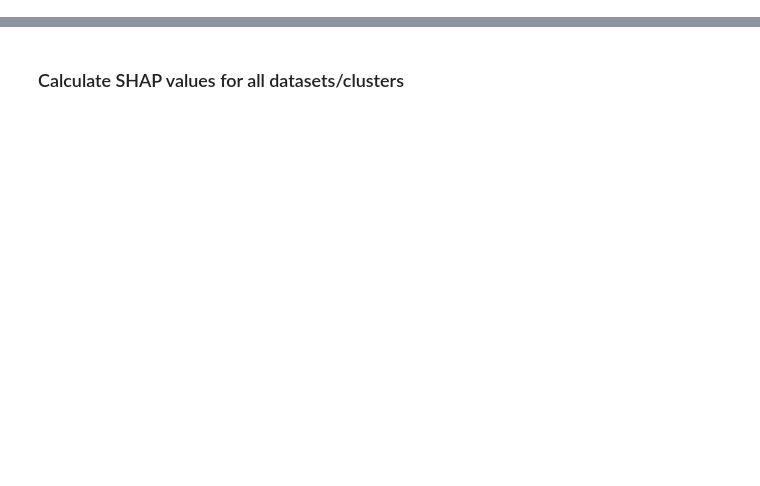
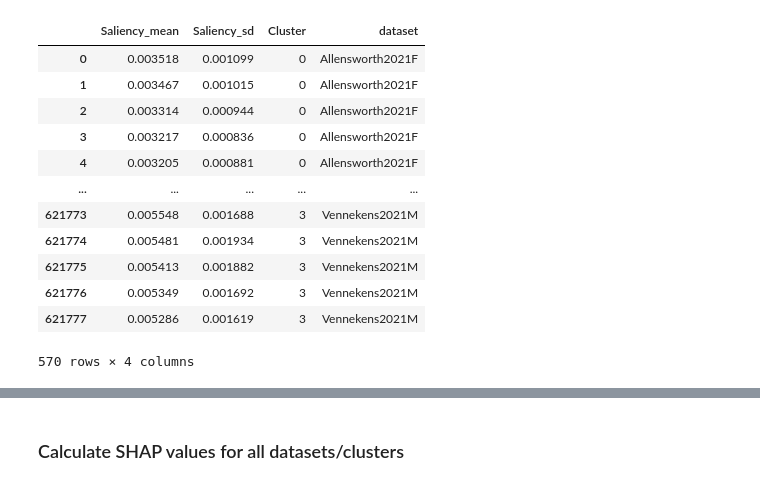
Before and after one commit to nicolaromano/corticotroph-heterogeneity, a Jupyter notebook: 10_label_transfer_predictions.ipynb, the cells around one changed output, grey strips where cells are left out. Cells and saved outputs as stored; diff of their text form; code cells hidden in the pictures; blank space fills up the shorter version.

```diff
--- a/10_label_transfer_predictions.ipynb
+++ b/10_label_transfer_predictions.ipynb
@@ -44,0 +75,16 @@ Predicting labels for Lopez2021M
+# %%
+top_genes
+# %% [output]
+|  | Saliency_mean | Saliency_sd | Cluster | dataset |
+| 0 | 0.003518 | 0.001099 | 0 | Allensworth2021F |
+| 1 | 0.003467 | 0.001015 | 0 | Allensworth2021F |
+| 2 | 0.003314 | 0.000944 | 0 | Allensworth2021F |
+| 3 | 0.003217 | 0.000836 | 0 | Allensworth2021F |
+| 4 | 0.003205 | 0.000881 | 0 | Allensworth2021F |
+| ... | ... | ... | ... | ... |
+| 621773 | 0.005548 | 0.001688 | 3 | Vennekens2021M |
+| 621774 | 0.005481 | 0.001934 | 3 | Vennekens2021M |
+| 621775 | 0.005413 | 0.001882 | 3 | Vennekens2021M |
+| 621776 | 0.005349 | 0.001692 | 3 | Vennekens2021M |
+| 621777 | 0.005286 | 0.001619 | 3 | Vennekens2021M |
+570 rows × 4 columns
```
Also changed, not shown: parts of 11 cells of this notebook, 1 other file.
